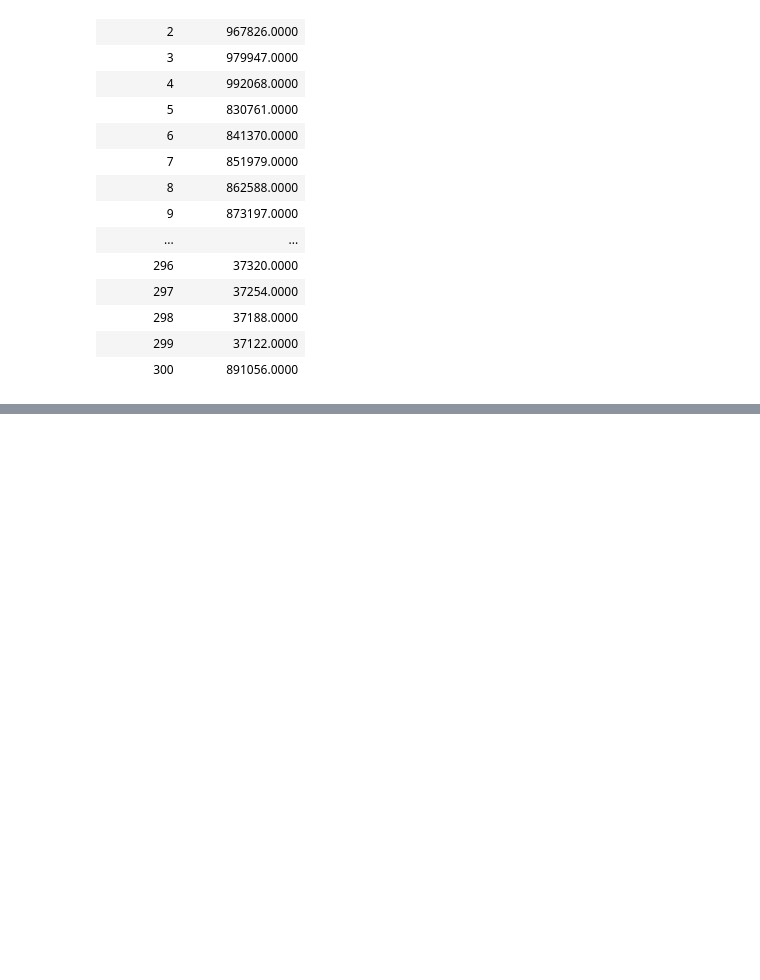
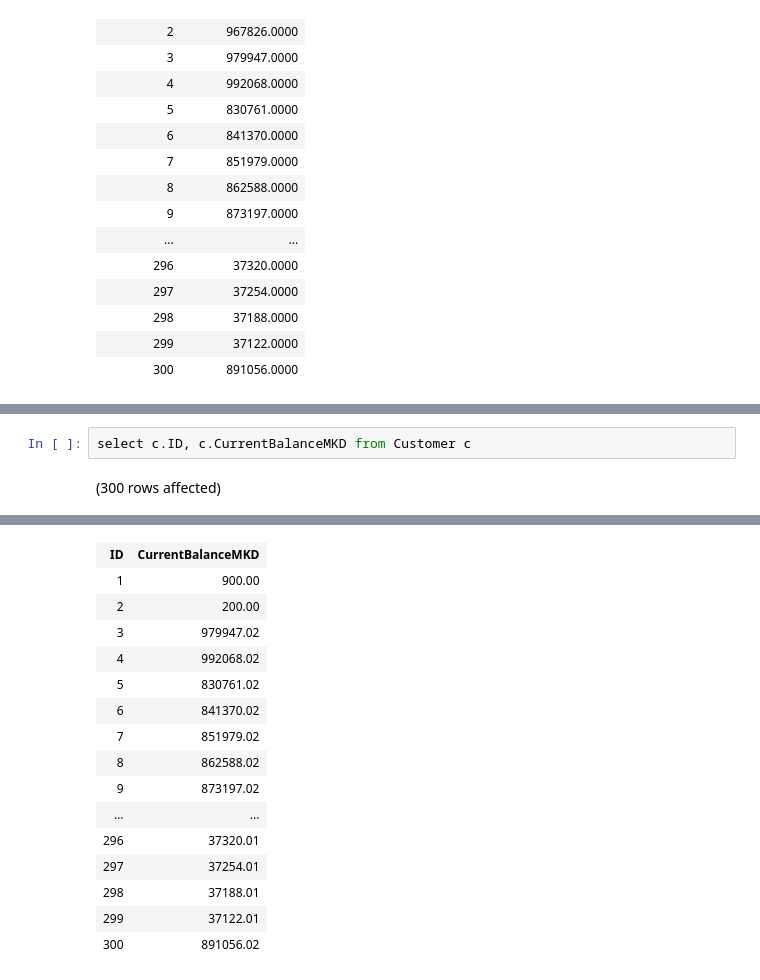
Before and after one commit to Miss4Chan/Databases, a Jupyter notebook: lab6.ipynb, the cells around one changed output, grey strips where cells are left out. Saved outputs shown, nothing was run; the diff lists cells and outputs as text; blank space fills up the shorter version.

```diff
--- a/lab6.ipynb
+++ b/lab6.ipynb
@@ -120,0 +209,4 @@ Total execution time: 00:00:00.040
+# %%
+select c.ID, c.CurrentBalanceMKD from Customer c
+# %% [output]
+(300 rows affected)
@@ -120,0 +214,16 @@ Total execution time: 00:00:00.040
+| ID | CurrentBalanceMKD |
+| 1 | 900.00 |
+| 2 | 200.00 |
+| 3 | 979947.02 |
+| 4 | 992068.02 |
+| 5 | 830761.02 |
+| 6 | 841370.02 |
+| 7 | 851979.02 |
+| 8 | 862588.02 |
+| 9 | 873197.02 |
+| ... | ... |
+| 296 | 37320.01 |
+| 297 | 37254.01 |
+| 298 | 37188.01 |
+| 299 | 37122.01 |
+| 300 | 891056.02 |
```
Also changed, not shown: parts of 13 cells of this notebook.
